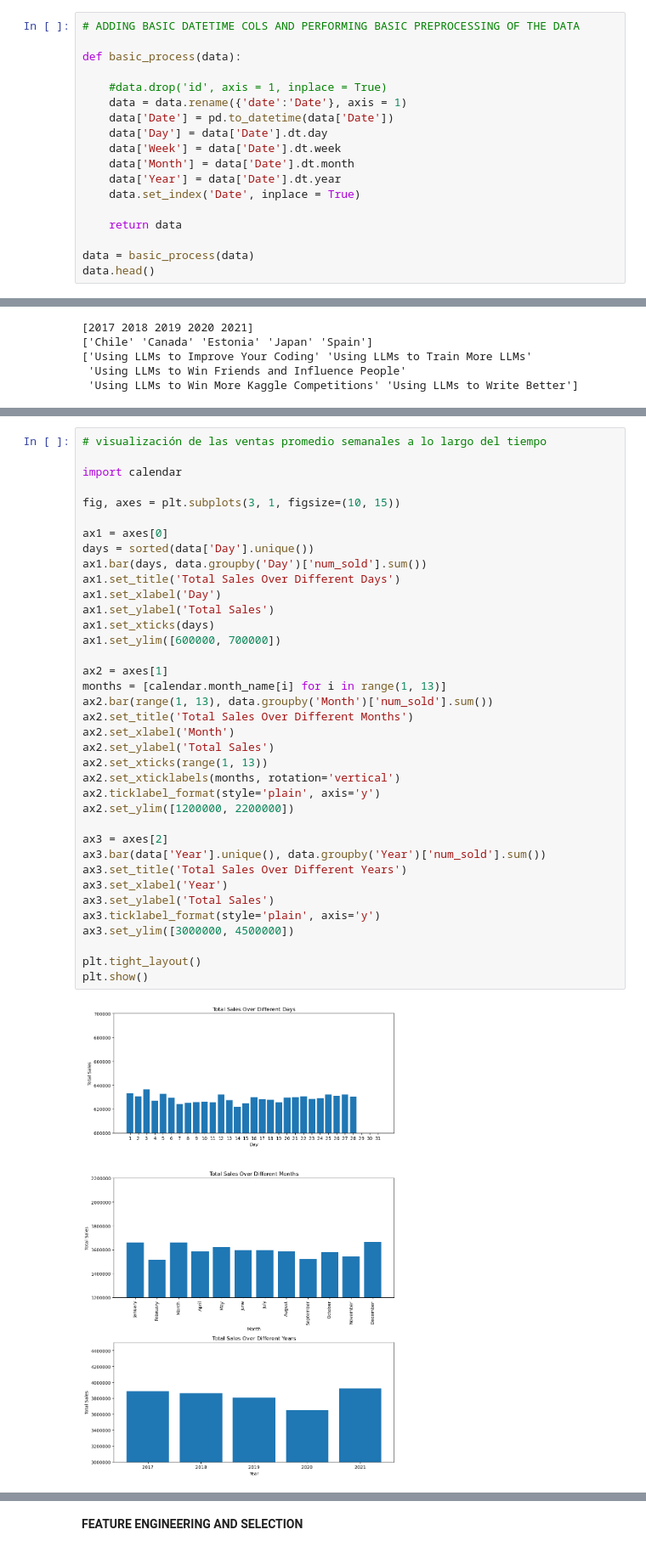
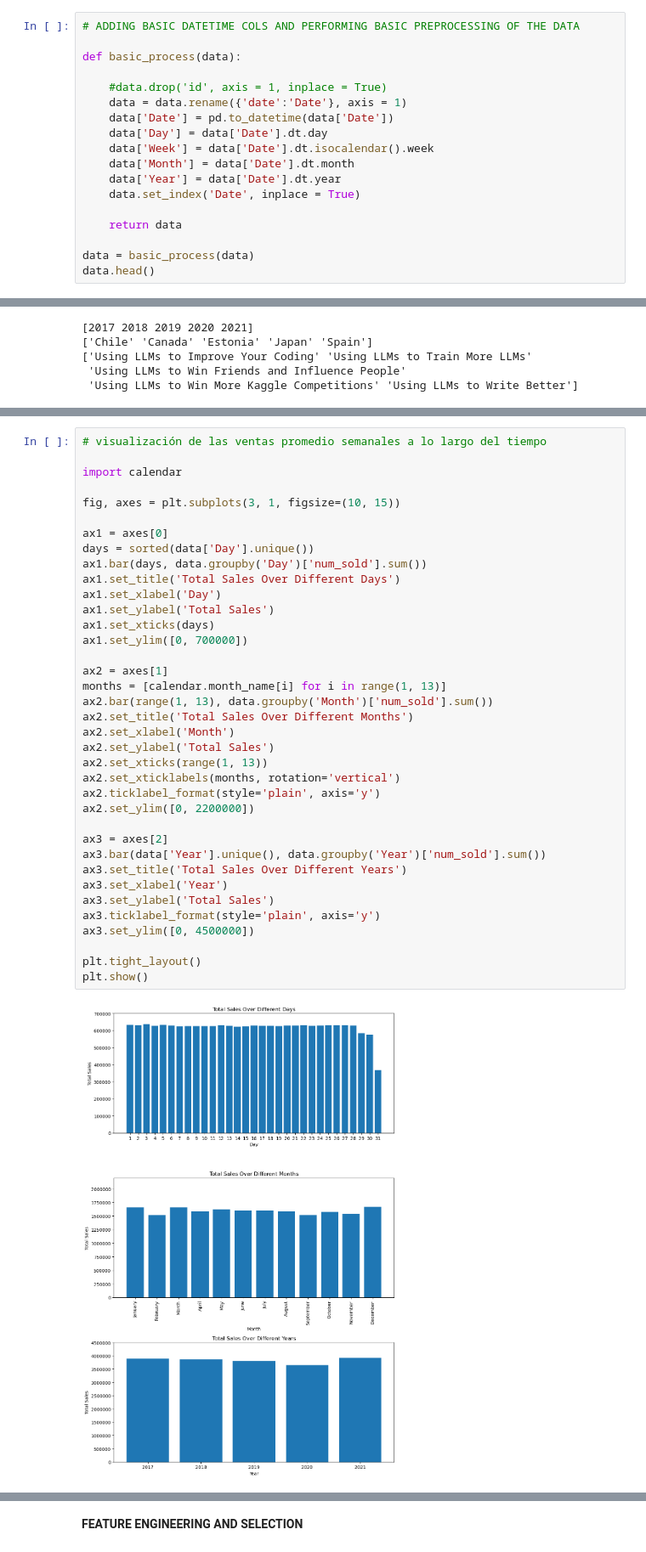
Before and after one commit to ormasoftchile/taller2-topicos-ing-software, a Jupyter notebook: store-sales-prediction.ipynb, the cells around one changed output, grey strips where cells are left out. Shown at 85% size. Saved outputs shown, nothing was run; the diff lists cells and outputs as text.

```diff
--- a/store-sales-prediction.ipynb
+++ b/store-sales-prediction.ipynb
@@ -67,7 +67,7 @@ def basic_process(data):
     data = data.rename({'date':'Date'}, axis = 1)
     data['Date'] = pd.to_datetime(data['Date'])
     data['Day'] = data['Date'].dt.day
-    data['Week'] = data['Date'].dt.week
+    data['Week'] = data['Date'].dt.isocalendar().week
     data['Month'] = data['Date'].dt.month
     data['Year'] = data['Date'].dt.year
     data.set_index('Date', inplace = True)
@@ -182,37 +182,37 @@ import calendar
 fig, axes = plt.subplots(3, 1, figsize=(10, 15))
 
 ax1 = axes[0]
 days = sorted(data['Day'].unique())
 ax1.bar(days, data.groupby('Day')['num_sold'].sum())
 ax1.set_title('Total Sales Over Different Days')
 ax1.set_xlabel('Day')
 ax1.set_ylabel('Total Sales')
 ax1.set_xticks(days)
-ax1.set_ylim([600000, 700000])
+ax1.set_ylim([0, 700000])
 
 ax2 = axes[1]
 months = [calendar.month_name[i] for i in range(1, 13)]
 ax2.bar(range(1, 13), data.groupby('Month')['num_sold'].sum())
 ax2.set_title('Total Sales Over Different Months')
 ax2.set_xlabel('Month')
 ax2.set_ylabel('Total Sales')
 ax2.set_xticks(range(1, 13))
 ax2.set_xticklabels(months, rotation='vertical')
 ax2.ticklabel_format(style='plain', axis='y')
-ax2.set_ylim([1200000, 2200000])
+ax2.set_ylim([0, 2200000])
 
 ax3 = axes[2]
 ax3.bar(data['Year'].unique(), data.groupby('Year')['num_sold'].sum())
 ax3.set_title('Total Sales Over Different Years')
 ax3.set_xlabel('Year')
 ax3.set_ylabel('Total Sales')
 ax3.ticklabel_format(style='plain', axis='y')
-ax3.set_ylim([3000000, 4500000])
+ax3.set_ylim([0, 4500000])
 
 plt.tight_layout()
 plt.show()
 # %% [output]
-[figure, old version]
+[figure, new version]
 # %%
 # creando un gráfico de caja para visualizar las ventas con respecto a las diferentes columnas categóricas
 
```
Also changed, not shown: parts of 24 cells of this notebook.
